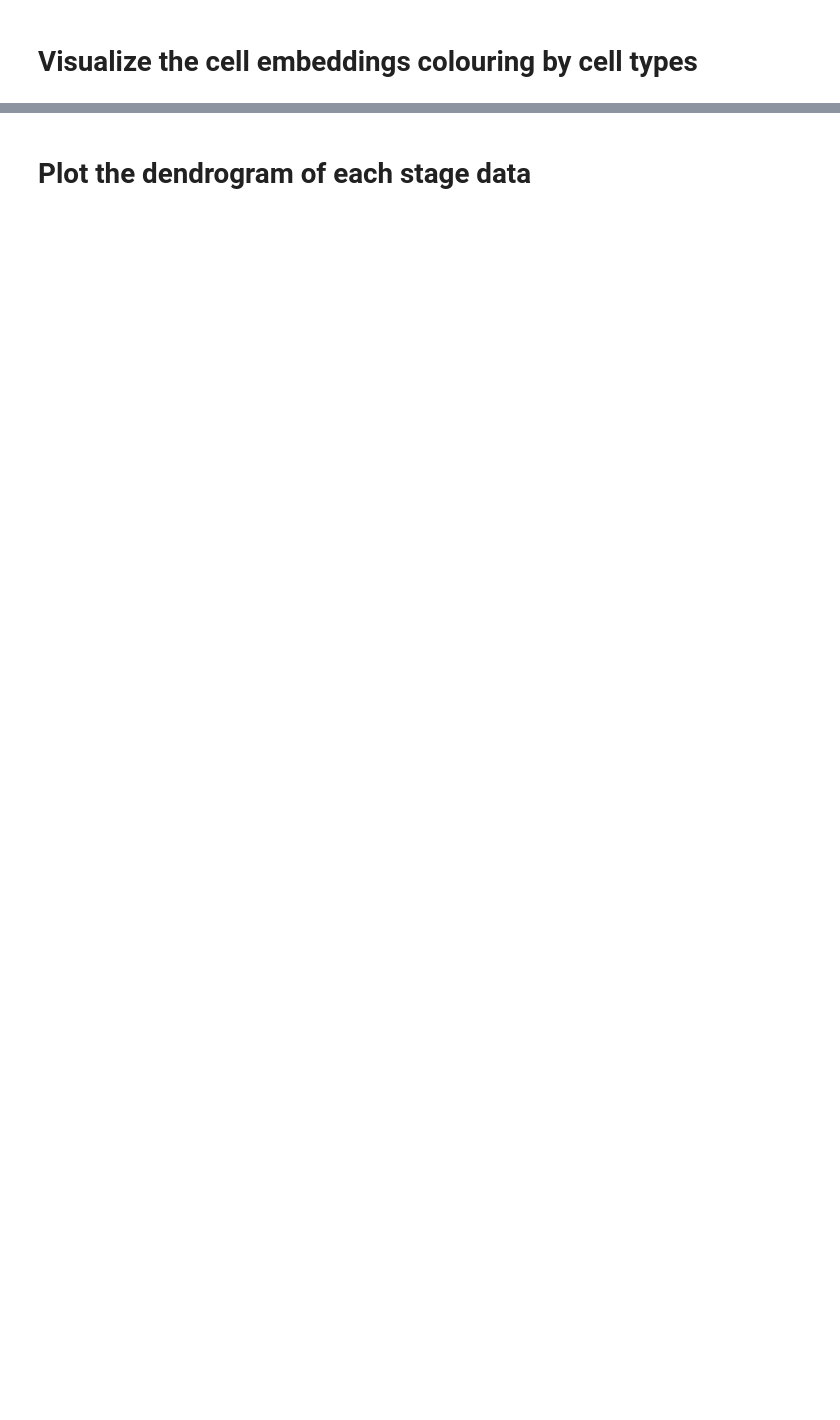
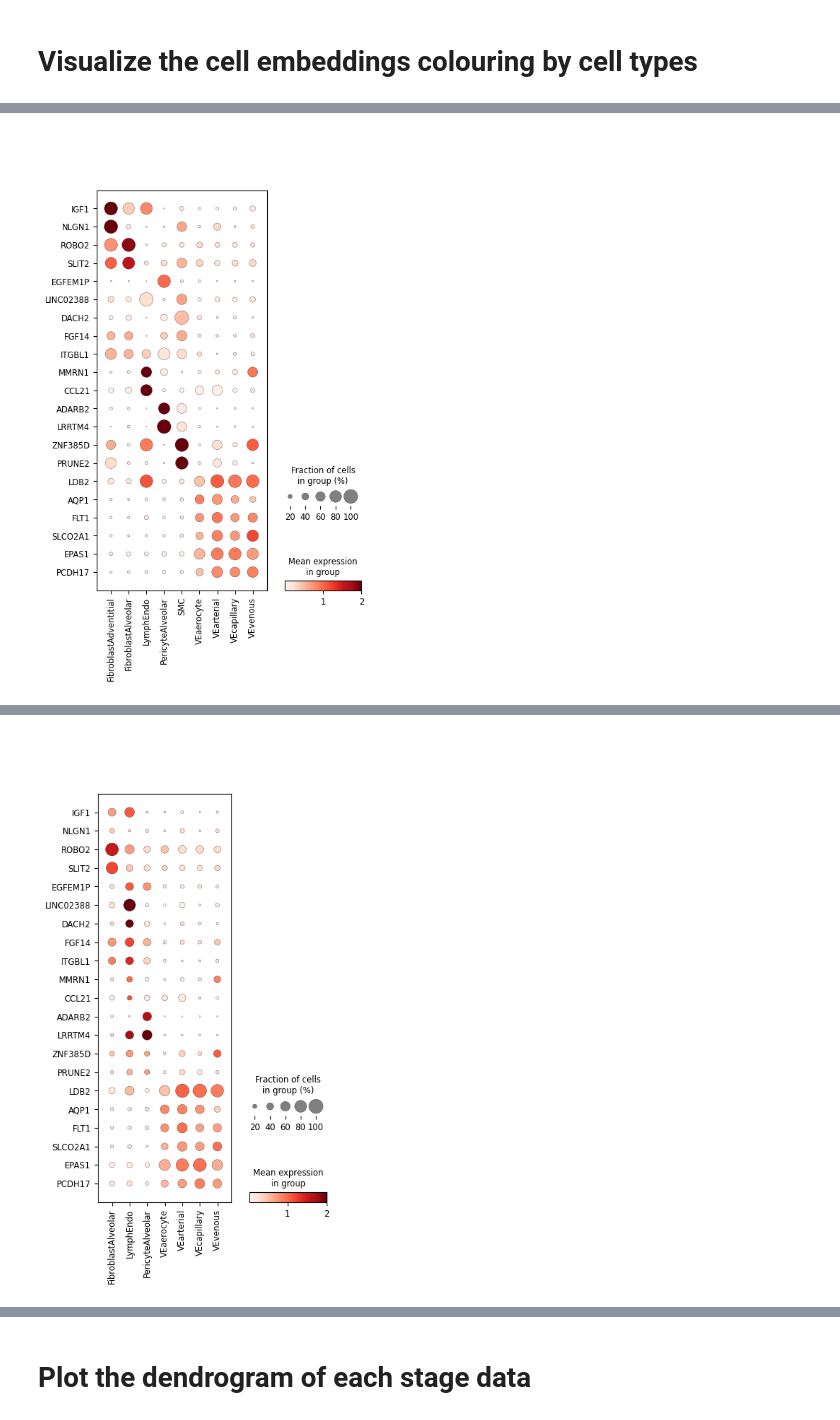
Before and after one commit to mcgilldinglab/UNAGI, a Jupyter notebook: docs/notebooks/examples/visualize_UNAGI_results_example_dataset.ipynb, the cells around one changed output, grey strips where cells are left out. Saved outputs shown, nothing was run; the diff lists cells and outputs as text; code cells hidden in the pictures; blank space fills up the shorter version.

```diff
--- a/docs/notebooks/examples/visualize_UNAGI_results_example_dataset.ipynb
+++ b/docs/notebooks/examples/visualize_UNAGI_results_example_dataset.ipynb
@@ -38,0 +41,6 @@ silhouette score:  0.07280178757277139
+# %%
+plotted_genes = ['IGF1', 'NLGN1', 'ROBO2', 'SLIT2', 'EGFEM1P', 'LINC02388', 'DACH2', 'FGF14', 'ITGBL1', 'MMRN1', 'CCL21', 'ADARB2', 'LRRTM4', 'ZNF385D', 'PRUNE2', 'LDB2', 'AQP1', 'FLT1', 'SLCO2A1', 'EPAS1', 'PCDH17']
+for i in adata.obs['stage'].unique():
+    stageadata = adata[adata.obs['stage']==i]
+    sc.pl.dotplot(stageadata, groupby='ident', var_names=plotted_genes,vmax=2,swap_axes=True,save='_stage%d.pdf'%int(i))
+# %% [output]
@@ -38,0 +48 @@ silhouette score:  0.07280178757277139
+[figure, added]
@@ -38,0 +50 @@ silhouette score:  0.07280178757277139
+[figure, added]
```
Also changed, not shown: parts of 7 cells of this notebook, 15 other files.
